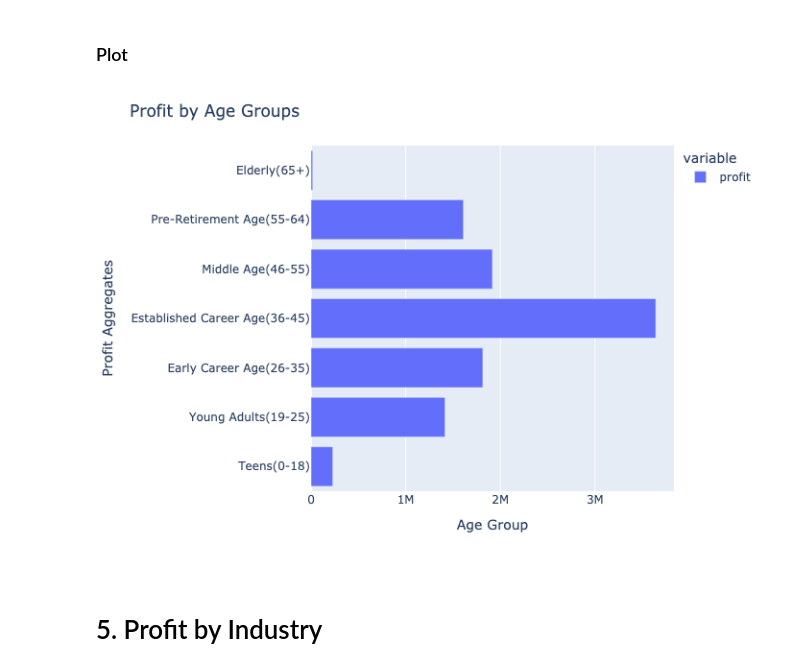
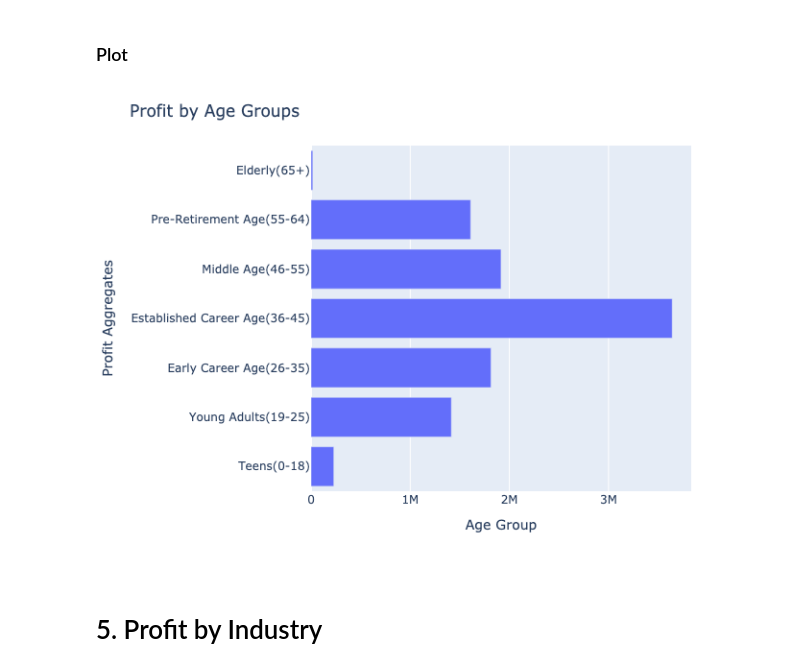
Before and after one commit to tanu-khanuja/customer_segmentation, a Jupyter notebook: notebooks/combined_data_analysis.ipynb, the cells around one changed output. Saved outputs shown, nothing was run; the diff lists cells and outputs as text; code cells hidden in the pictures.

```diff
--- a/notebooks/combined_data_analysis.ipynb
+++ b/notebooks/combined_data_analysis.ipynb
@@ -456,4 +397,4 @@ rfm_updated.head(2)
 | 0 | 1 | 7 | 11 | 9084.45 | 5 | 5 | 5 | 555 | Champions | NSW | ... |
 | 1 | 1 | 7 | 11 | 9084.45 | 5 | 5 | 5 | 555 | Champions | NSW | ... |
 # %%
-total_profit = rfm_updated.groupby('age_group').agg({'profit':'sum'})
+total_profit = rfm_updated.groupby('age_group', observed=False).agg({'profit':'sum'})
@@ -480,25 +419,26 @@ pandas.core.frame.DataFrame
 # %%
 # Plot
 
 fig = px.bar(total_profit, orientation='h')
 
 # Update the layout to include axis labels
 fig.update_layout(
     xaxis_title='Age Group',
     yaxis_title='Profit Aggregates',
-    title= 'Profit by Age Groups'
+    title= 'Profit by Age Groups',
+    showlegend= False
 )
 
 # fig.show()
 
 # Save the figure as a static image
 pio.write_image(fig, 'profits_by_age.png')
 
 # Display the image in the notebook
 
 Image('profits_by_age.png')
 # %% [output]
-[figure, old version]
+[figure, new version]
 # %% [markdown]
 # 5. Profit by Industry
 # %%
```
Also changed, not shown: parts of 20 cells of this notebook, 31 other files.
